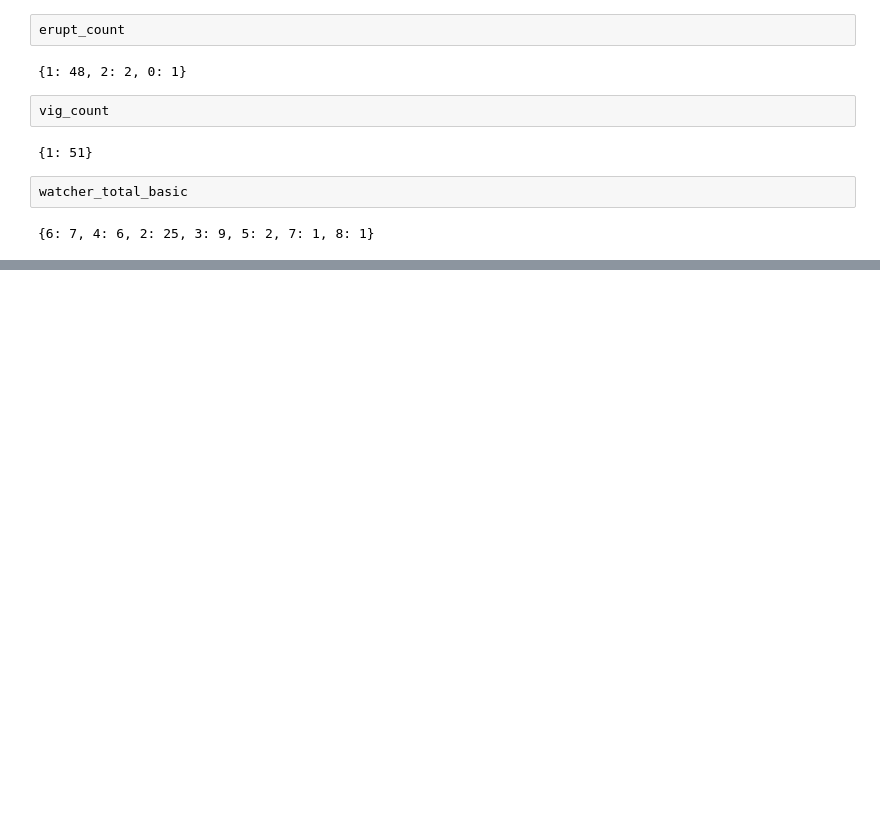
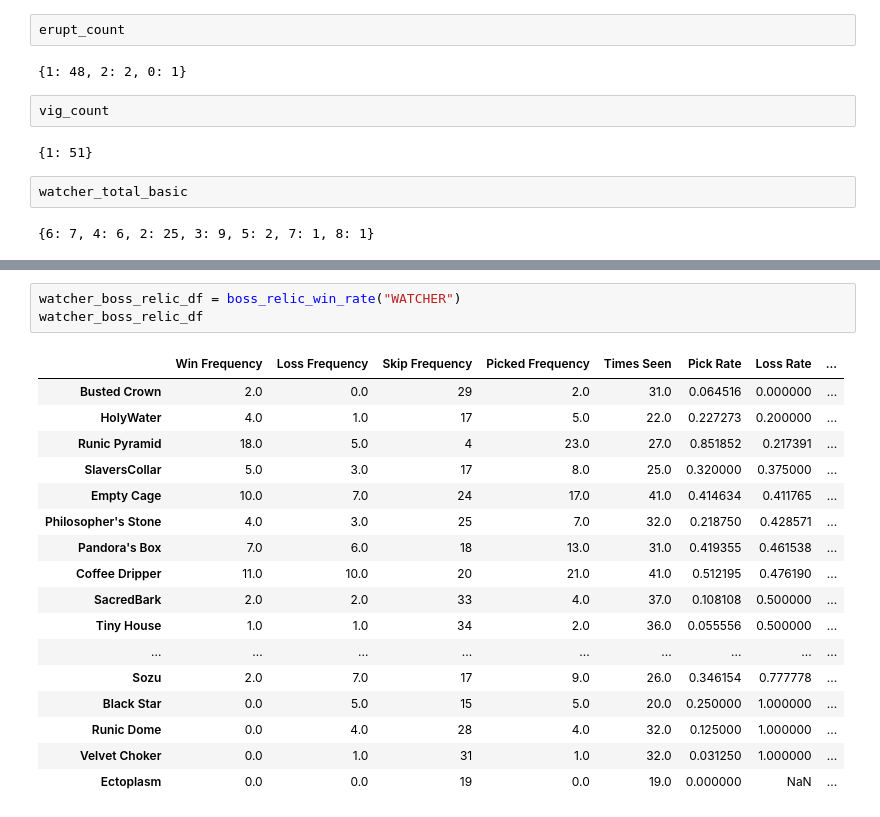
Before and after one commit to yuelongzheng/SlayTheSpire, a Jupyter notebook: Analysis.ipynb, the cells around one changed output, grey strips where cells are left out. Drawn from its saved outputs; the diff is of its cells as text; blank space fills up the shorter version.

```diff
--- a/Analysis.ipynb
+++ b/Analysis.ipynb
@@ -1512,0 +1615,21 @@ watcher_total_basic
+# %%
+watcher_boss_relic_df = boss_relic_win_rate("WATCHER")
+watcher_boss_relic_df
+# %% [output]
+|  | Win Frequency | Loss Frequency | Skip Frequency | Picked Frequency | Times Seen | Pick Rate | Loss Rate | ... |
+| Busted Crown | 2.0 | 0.0 | 29 | 2.0 | 31.0 | 0.064516 | 0.000000 | ... |
+| HolyWater | 4.0 | 1.0 | 17 | 5.0 | 22.0 | 0.227273 | 0.200000 | ... |
+| Runic Pyramid | 18.0 | 5.0 | 4 | 23.0 | 27.0 | 0.851852 | 0.217391 | ... |
+| SlaversCollar | 5.0 | 3.0 | 17 | 8.0 | 25.0 | 0.320000 | 0.375000 | ... |
+| Empty Cage | 10.0 | 7.0 | 24 | 17.0 | 41.0 | 0.414634 | 0.411765 | ... |
+| Philosopher's Stone | 4.0 | 3.0 | 25 | 7.0 | 32.0 | 0.218750 | 0.428571 | ... |
+| Pandora's Box | 7.0 | 6.0 | 18 | 13.0 | 31.0 | 0.419355 | 0.461538 | ... |
+| Coffee Dripper | 11.0 | 10.0 | 20 | 21.0 | 41.0 | 0.512195 | 0.476190 | ... |
+| SacredBark | 2.0 | 2.0 | 33 | 4.0 | 37.0 | 0.108108 | 0.500000 | ... |
+| Tiny House | 1.0 | 1.0 | 34 | 2.0 | 36.0 | 0.055556 | 0.500000 | ... |
+| ... | ... | ... | ... | ... | ... | ... | ... | ... |
+| Sozu | 2.0 | 7.0 | 17 | 9.0 | 26.0 | 0.346154 | 0.777778 | ... |
+| Black Star | 0.0 | 5.0 | 15 | 5.0 | 20.0 | 0.250000 | 1.000000 | ... |
+| Runic Dome | 0.0 | 4.0 | 28 | 4.0 | 32.0 | 0.125000 | 1.000000 | ... |
+| Velvet Choker | 0.0 | 1.0 | 31 | 1.0 | 32.0 | 0.031250 | 1.000000 | ... |
+| Ectoplasm | 0.0 | 0.0 | 19 | 0.0 | 19.0 | 0.000000 | NaN | ... |
```
Also changed, not shown: parts of 5 cells of this notebook.
